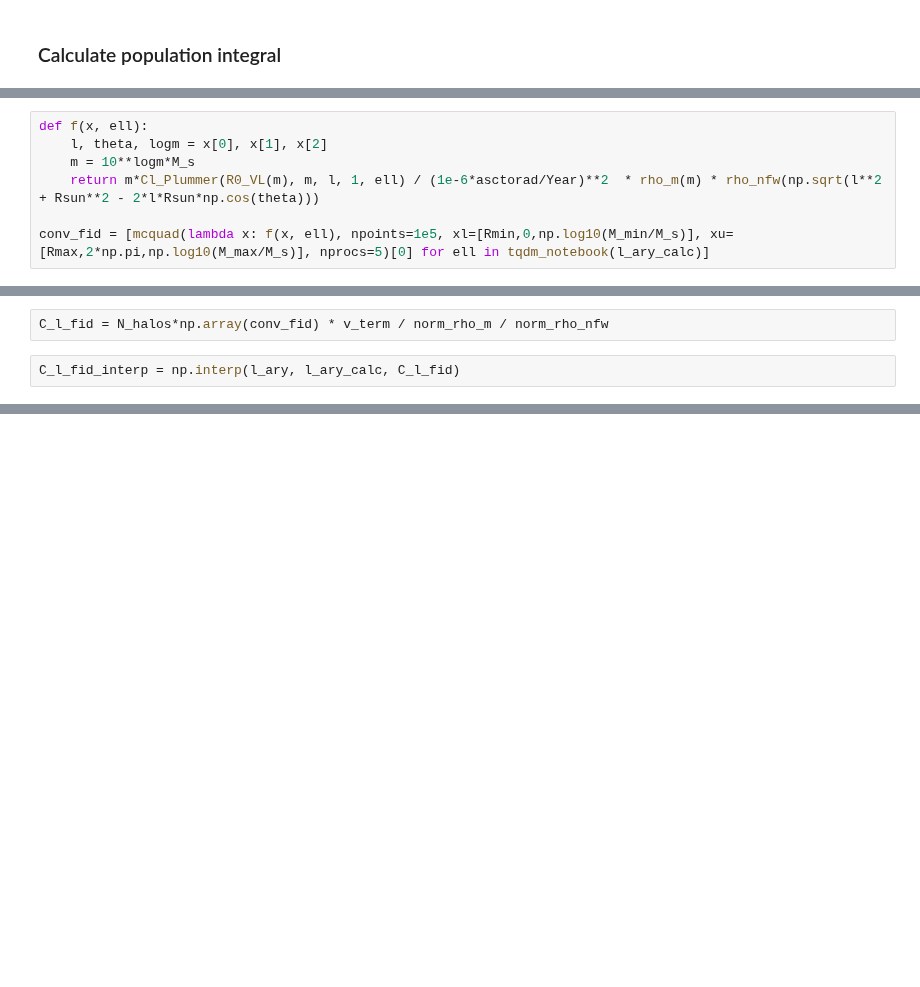
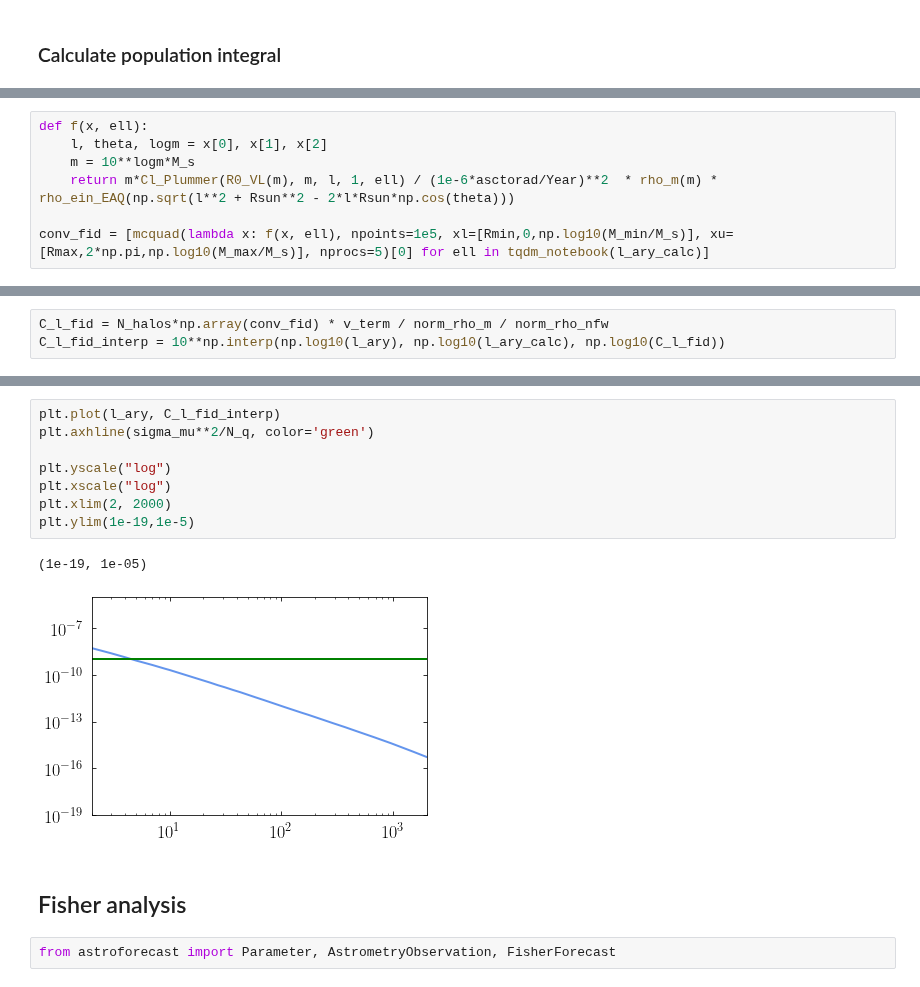
Before and after one commit to smsharma/astrometry-lensing-correlations, a Jupyter notebook: Theory/TheorySpecAnusTart.ipynb, the cells around one changed output, grey strips where cells are left out. Drawn from its saved outputs; the diff is of its cells as text; blank space fills up the shorter version.

```diff
--- a/Theory/TheorySpecAnusTart.ipynb
+++ b/Theory/TheorySpecAnusTart.ipynb
@@ -296,12 +304,11 @@ l_ary_calc = np.logspace(np.log10(l_min), np.log10(l_max), n_l)
 def f(x, ell):
     l, theta, logm = x[0], x[1], x[2]
     m = 10**logm*M_s
-    return m*Cl_Plummer(R0_VL(m), m, l, 1, ell) / (1e-6*asctorad/Year)**2  * rho_m(m) * rho_nfw(np.sqrt(l**2 + Rsun**2 - 2*l*Rsun*np.cos(theta)))
+    return m*Cl_Plummer(R0_VL(m), m, l, 1, ell) / (1e-6*asctorad/Year)**2  * rho_m(m) * rho_ein_EAQ(np.sqrt(l**2 + Rsun**2 - 2*l*Rsun*np.cos(theta)))
 
 conv_fid = [mcquad(lambda x: f(x, ell), npoints=1e5, xl=[Rmin,0,np.log10(M_min/M_s)], xu=[Rmax,2*np.pi,np.log10(M_max/M_s)], nprocs=5)[0] for ell in tqdm_notebook(l_ary_calc)]
 # %% [output]
 [interactive output not drawn]
 # %%
 C_l_fid = N_halos*np.array(conv_fid) * v_term / norm_rho_m / norm_rho_nfw
+C_l_fid_interp = 10**np.interp(np.log10(l_ary), np.log10(l_ary_calc), np.log10(C_l_fid))
-# %%
-C_l_fid_interp = np.interp(l_ary, l_ary_calc, C_l_fid)
@@ -316,0 +342,15 @@ plt.ylim(1e-19,1e-5)
+# %%
+plt.plot(l_ary, C_l_fid_interp)
+plt.axhline(sigma_mu**2/N_q, color='green')
+
+plt.yscale("log")
+plt.xscale("log")
+plt.xlim(2, 2000)
+plt.ylim(1e-19,1e-5)
+# %% [output]
+(1e-19, 1e-05)
+[figure, added]
+# %% [markdown]
+## Fisher analysis
+# %%
+from astroforecast import Parameter, AstrometryObservation, FisherForecast
```
Also changed, not shown: parts of 14 cells of this notebook, 11 other files.
